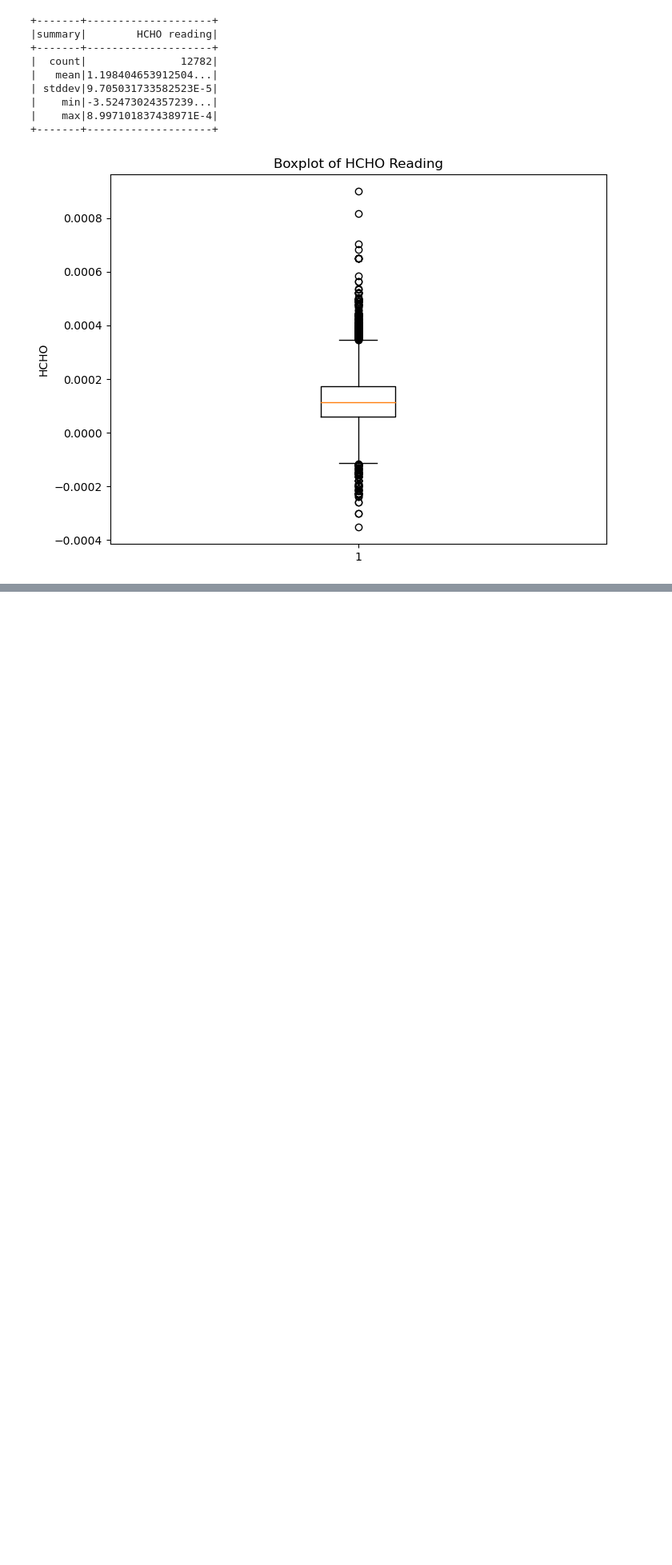
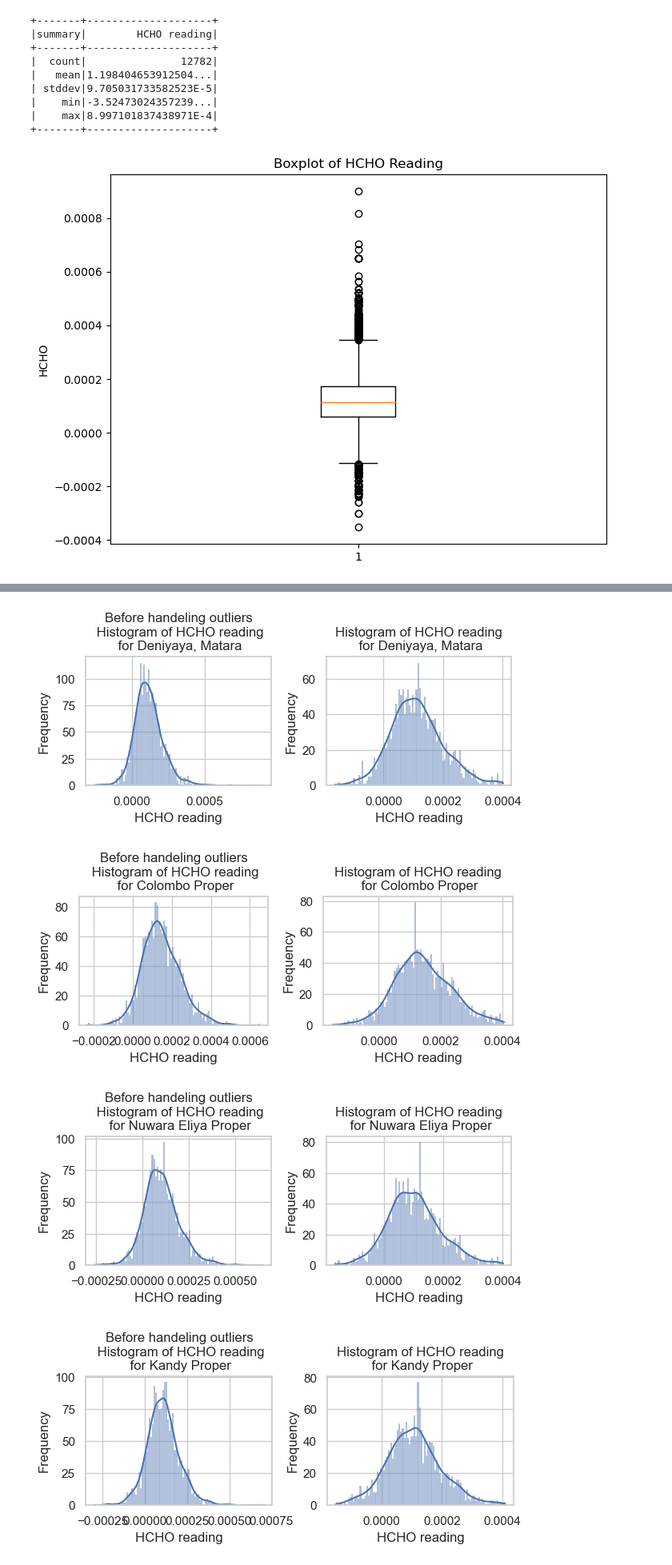
Before and after one commit to Chulanjana/DE-Coursework, a Jupyter notebook: data_pre-processing.ipynb, the cells around one changed output, grey strips where cells are left out. Shown at 80% size. Saved outputs shown, nothing was run; the diff lists cells and outputs as text; code cells hidden in the pictures; blank space fills up the shorter version.

```diff
--- a/data_pre-processing.ipynb
+++ b/data_pre-processing.ipynb
@@ -304,0 +314,34 @@ filled_df_custom_outliers_replaced.describe('HCHO reading').show()
+# %%
+location = handled_df_custom.select("Location").distinct()
+locations = [row.Location for row in location.collect()]
+
+# Convert PySpark DataFrame to Pandas DataFrame
+dataset_pd = handled_df_custom.toPandas()
+df = filled_df_custom.toPandas()
+
+
+# Iterate over each unique location
+for place in locations:
+    # Filter the dataset for the current location
+    location_data = dataset_pd[dataset_pd['Location'] == place]
+    ld= df[df['Location'] == place]
+    # Plot histograms for each numeric column in the filtered dataset
+    for column in dataset_pd.select_dtypes(include='number').columns:
+        plt.subplot(2, 2, 1)
+        sns.histplot(data=ld[column], bins=100, kde=True)
+        plt.title(f'Before handeling outliers\n Histogram of {column}\n for {place}')
+        plt.xlabel(column)
+        plt.ylabel('Frequency')
+        plt.subplot(2, 2, 2)
+        sns.histplot(data=location_data[column], bins=100, kde=True)
+        plt.title(f'Histogram of {column}\n for {place}')
+        plt.xlabel(column)
+        plt.ylabel('Frequency')
+
+    plt.tight_layout()
+    plt.show()
+# %% [output]
+[figure, added]
+[figure, added]
+[figure, added]
+[figure, added]
```
Also changed, not shown: parts of 19 cells of this notebook, 1 other file.
